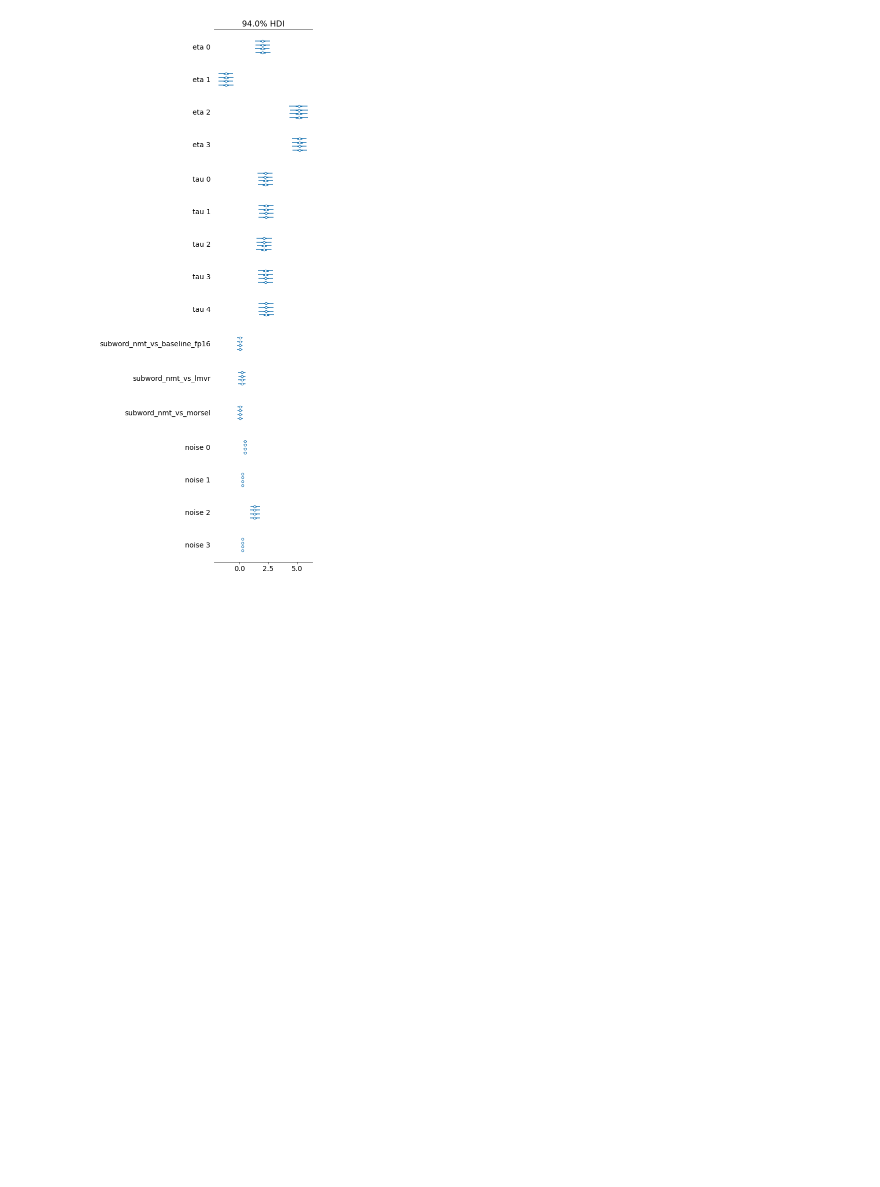
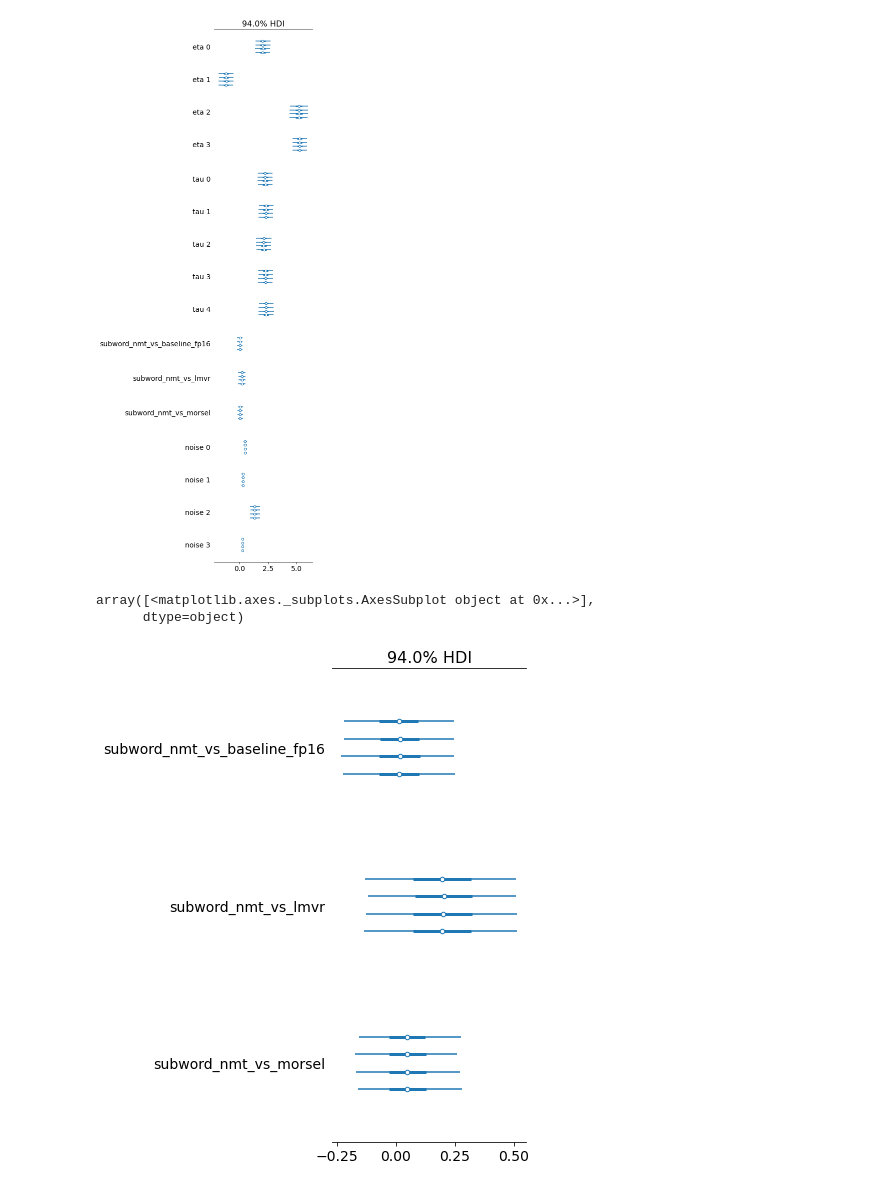
Before and after one commit to j0ma/flores, a Jupyter notebook: translation-results.ipynb, the cells around one changed output. Saved outputs shown, nothing was run; the diff lists cells and outputs as text; code cells hidden in the pictures; blank space fills up the shorter version.

```diff
--- a/translation-results.ipynb
+++ b/translation-results.ipynb
@@ -202,3 +199,9 @@ pm.forestplot(posterior_a)
 array([<matplotlib.axes._subplots.AxesSubplot object at 0x...>],
       dtype=object)
 [figure]
+# %%
+pm.forestplot(posterior_a, var_names=["subword_nmt"], filter_vars="like")
+# %% [output]
+array([<matplotlib.axes._subplots.AxesSubplot object at 0x...>],
+      dtype=object)
+[figure, added]
```
Also changed, not shown: parts of 5 cells of this notebook.
